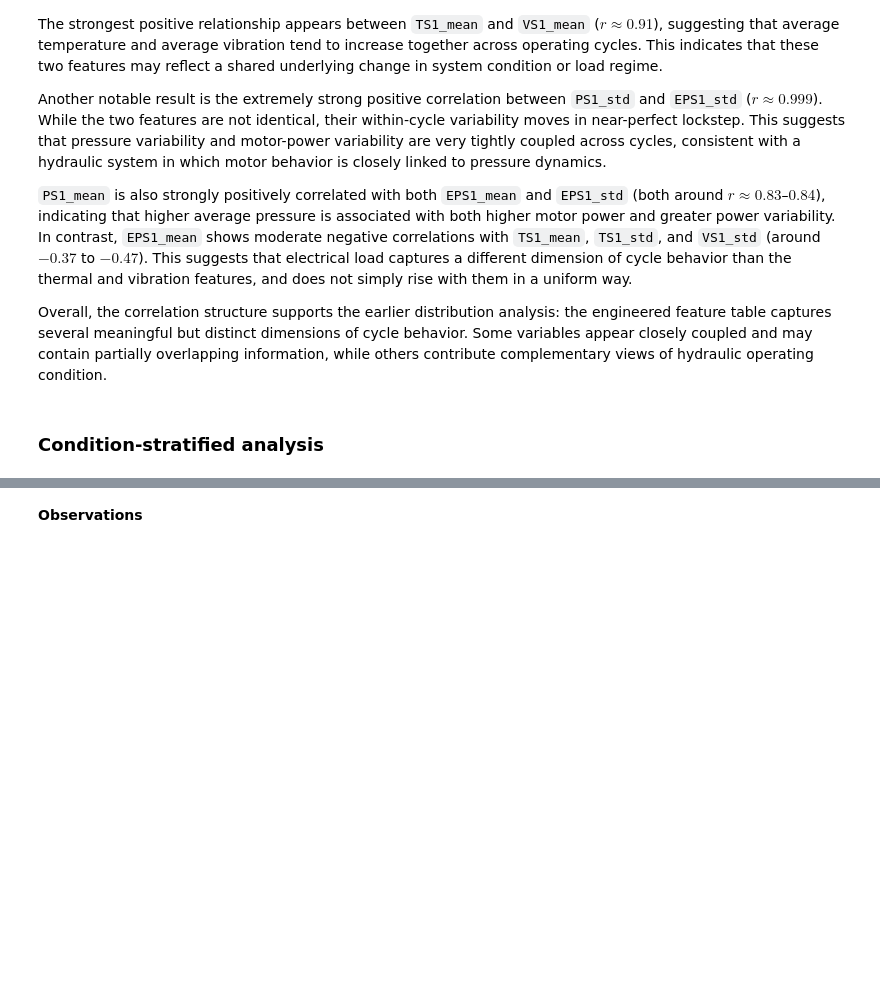
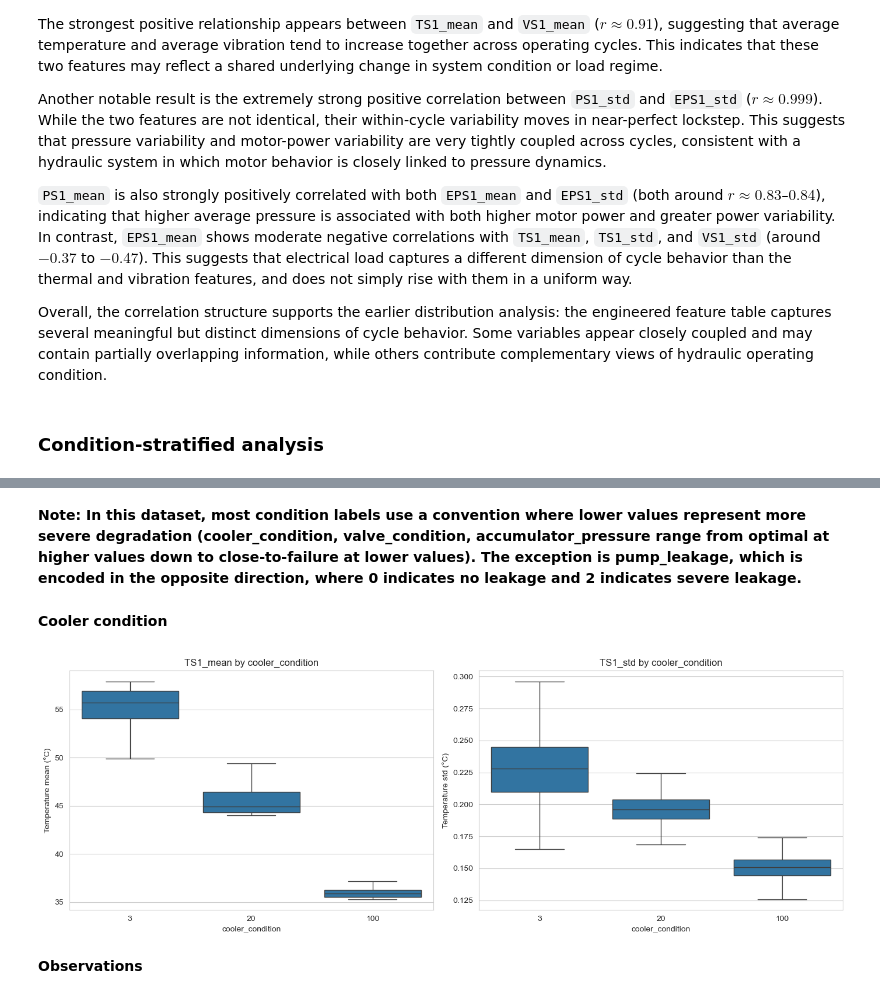
Before and after one commit to Vanya2307/Predictive-Maintenance-Fluid-Systems, a Jupyter notebook: notebooks/02_exploratory_data_analysis.ipynb, the cells around one changed output, grey strips where cells are left out. Saved outputs shown, nothing was run; the diff lists cells and outputs as text; code cells hidden in the pictures; blank space fills up the shorter version.

Commit message:
Notebook 01: add short note to summary Notebook 02: condition-stratified analysis (cooler, valve, pump)

```diff
--- a/notebooks/02_exploratory_data_analysis.ipynb
+++ b/notebooks/02_exploratory_data_analysis.ipynb
@@ -548,2 +561,29 @@ Overall, the correlation structure supports the earlier distribution analysis: t
+# %% [markdown]
+**Note: In this dataset, most condition labels use a convention where lower values represent more severe degradation (cooler_condition, valve_condition, accumulator_pressure range from optimal at higher values down to close-to-failure at lower values). The exception is pump_leakage, which is encoded in the opposite direction, where 0 indicates no leakage and 2 indicates severe leakage.**
+# %% [markdown]
+**Cooler condition**
+# %%
+fig, axes = plt.subplots(1, 2, figsize=(14, 5))
+
+sns.boxplot(
+    data=hydraulics, x='cooler_condition', y='TS1_mean', ax=axes[0],
+    showfliers=False
+)
+axes[0].set_title('TS1_mean by cooler_condition')
+axes[0].set_xlabel('cooler_condition')
+axes[0].set_ylabel('Temperature mean (°C)')
+
+sns.boxplot(
+    data=hydraulics, x='cooler_condition', y='TS1_std', ax=axes[1],
+    showfliers=False
+)
+axes[1].set_title('TS1_std by cooler_condition')
+axes[1].set_xlabel('cooler_condition')
+axes[1].set_ylabel('Temperature std (°C)')
+
+plt.tight_layout()
+plt.show()
+# %% [output]
+[figure, added]
 # %% [markdown]
 **Observations**
```
Also changed, not shown: parts of 12 cells of this notebook, 1 other file.
